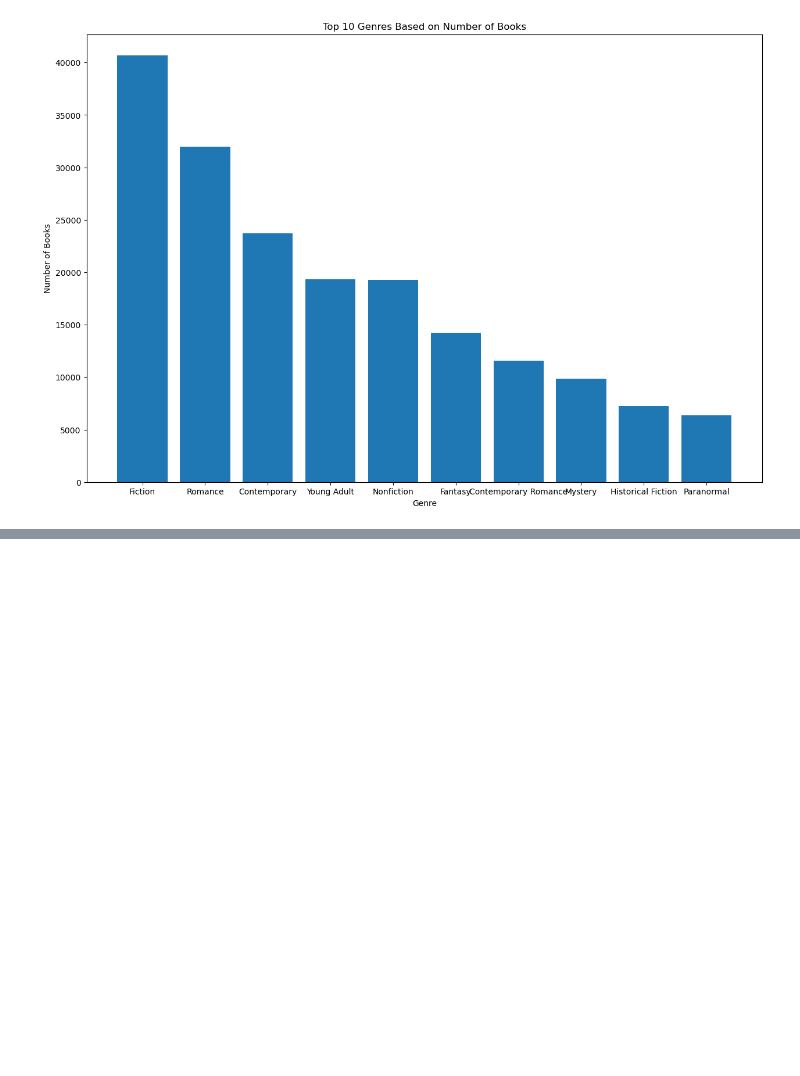
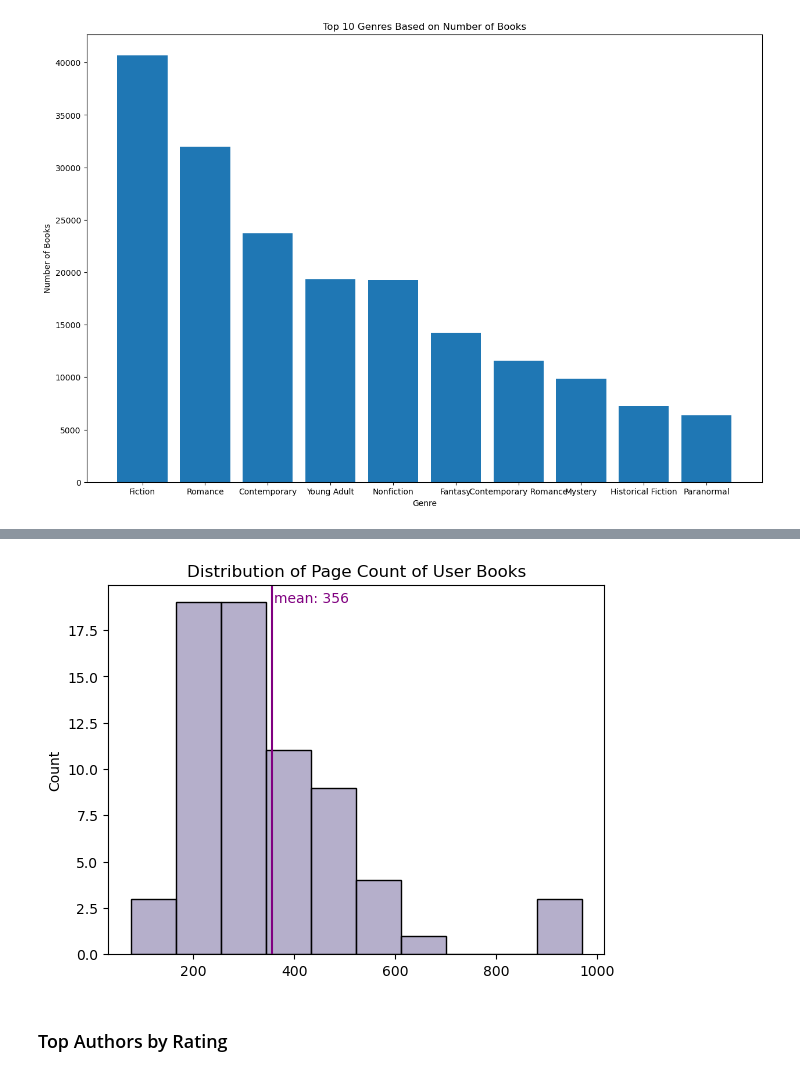
Before and after one commit to McGill-MMA-EnterpriseAnalytics/Goodreads_Book_Recommendation, a Jupyter notebook: Business_Data_Analysis/Data Analysis.ipynb, the cells around one changed output, grey strips where cells are left out. Drawn from its saved outputs; the diff is of its cells as text; code cells hidden in the pictures; blank space fills up the shorter version.

```diff
--- a/Business_Data_Analysis/Data Analysis.ipynb
+++ b/Business_Data_Analysis/Data Analysis.ipynb
@@ -521,0 +528,25 @@ plt.show()
+# %%
+def pagecountdist(user):
+    userrows=df.loc[df["USERID"]==user]
+    p=userrows.iloc[:,5].values
+
+    for i in p:
+        if i.isnumeric()==False:
+            p.remove(i)
+
+    pages=[]
+    for i in p:
+        pages.append(int(i))
+
+    pages=pd.Series(pages)
+
+    ax = sns.histplot(pages, color='#9d94ba', bins=10, kde=False)
+    ax.set(title='Distribution of Page Count of User Books')
+    plt.axvline(pages.mean(), color="purple", label="mean")
+    plt.text(x = pages.mean()+3, y = max([h.get_height() for h in ax.patches]), s = "mean: {:.0f}".format(pages.mean()), color = "purple")
+# %%
+pagecountdist(1045)
+# %% [output]
+[figure, added]
+# %% [markdown]
+### Top Authors by Rating
```
Also changed, not shown: parts of 18 cells of this notebook.
